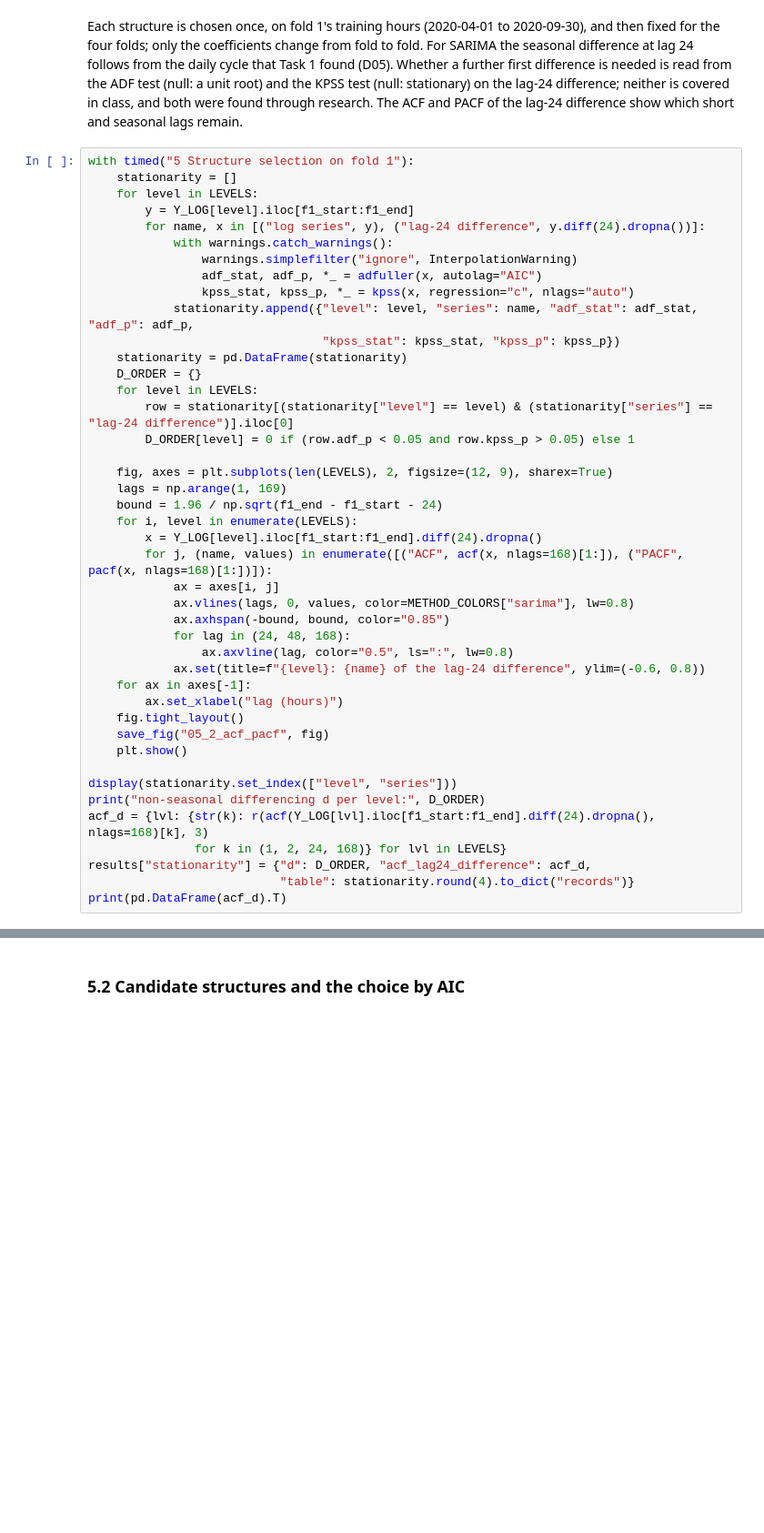
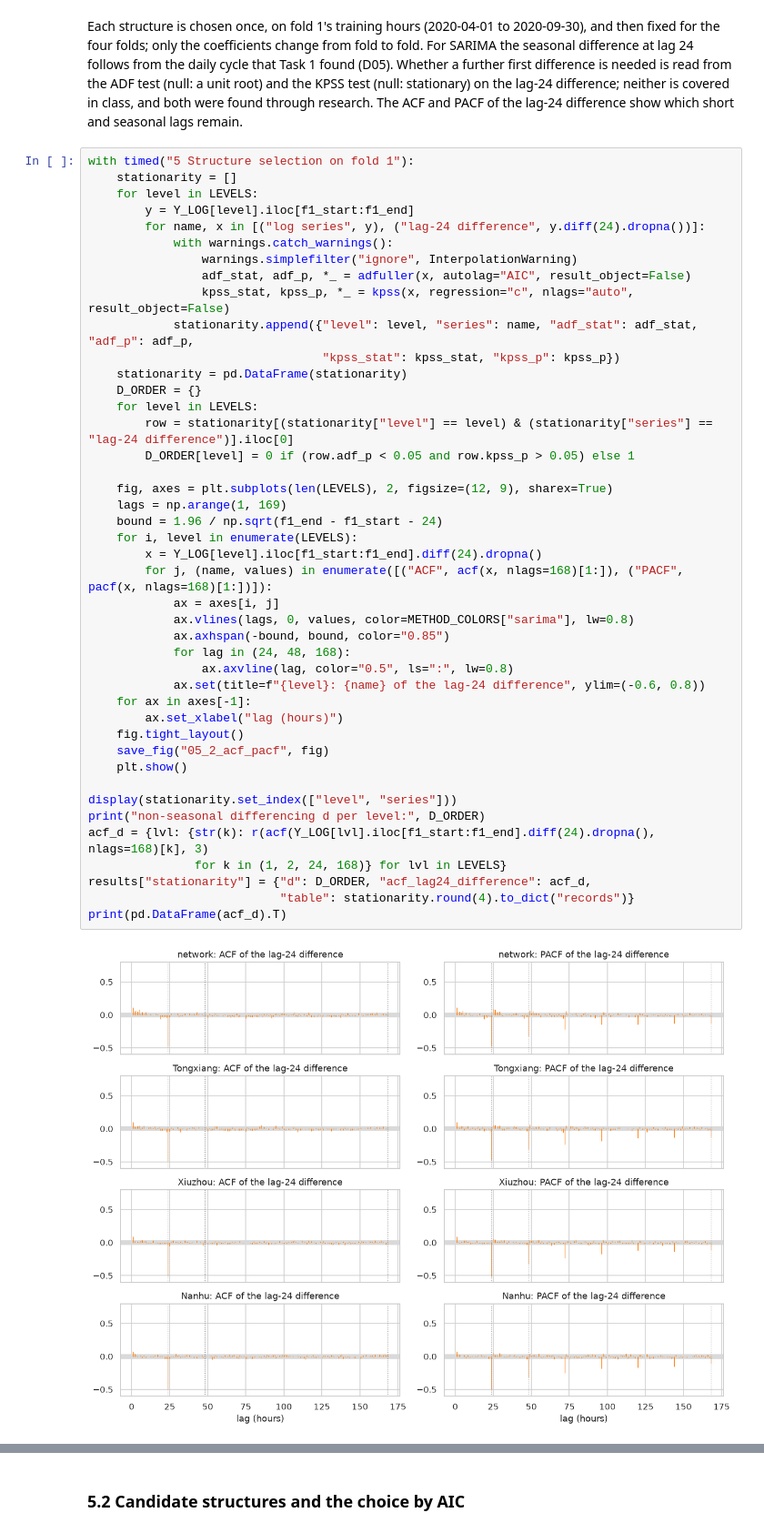
Before and after one commit to AmirMasnavi/MINDD, a Jupyter notebook: project2/Task2.ipynb, the cells around one changed output, grey strips where cells are left out. Shown at 91% size. Saved outputs shown, nothing was run; the diff lists cells and outputs as text; blank space fills up the shorter version.

```diff
--- a/project2/Task2.ipynb
+++ b/project2/Task2.ipynb
@@ -505,38 +543,40 @@ with timed("5 Structure selection on fold 1"):
         for name, x in [("log series", y), ("lag-24 difference", y.diff(24).dropna())]:
             with warnings.catch_warnings():
                 warnings.simplefilter("ignore", InterpolationWarning)
-                adf_stat, adf_p, *_ = adfuller(x, autolag="AIC")
-                kpss_stat, kpss_p, *_ = kpss(x, regression="c", nlags="auto")
+                adf_stat, adf_p, *_ = adfuller(x, autolag="AIC", result_object=False)
+                kpss_stat, kpss_p, *_ = kpss(x, regression="c", nlags="auto", result_object=False)
             stationarity.append({"level": level, "series": name, "adf_stat": adf_stat, "adf_p": adf_p,
                                  "kpss_stat": kpss_stat, "kpss_p": kpss_p})
     stationarity = pd.DataFrame(stationarity)
     D_ORDER = {}
     for level in LEVELS:
         row = stationarity[(stationarity["level"] == level) & (stationarity["series"] == "lag-24 difference")].iloc[0]
         D_ORDER[level] = 0 if (row.adf_p < 0.05 and row.kpss_p > 0.05) else 1
 
     fig, axes = plt.subplots(len(LEVELS), 2, figsize=(12, 9), sharex=True)
     lags = np.arange(1, 169)
     bound = 1.96 / np.sqrt(f1_end - f1_start - 24)
     for i, level in enumerate(LEVELS):
         x = Y_LOG[level].iloc[f1_start:f1_end].diff(24).dropna()
         for j, (name, values) in enumerate([("ACF", acf(x, nlags=168)[1:]), ("PACF", pacf(x, nlags=168)[1:])]):
             ax = axes[i, j]
             ax.vlines(lags, 0, values, color=METHOD_COLORS["sarima"], lw=0.8)
             ax.axhspan(-bound, bound, color="0.85")
             for lag in (24, 48, 168):
                 ax.axvline(lag, color="0.5", ls=":", lw=0.8)
             ax.set(title=f"{level}: {name} of the lag-24 difference", ylim=(-0.6, 0.8))
     for ax in axes[-1]:
         ax.set_xlabel("lag (hours)")
     fig.tight_layout()
     save_fig("05_2_acf_pacf", fig)
     plt.show()
 
 display(stationarity.set_index(["level", "series"]))
 print("non-seasonal differencing d per level:", D_ORDER)
 acf_d = {lvl: {str(k): r(acf(Y_LOG[lvl].iloc[f1_start:f1_end].diff(24).dropna(), nlags=168)[k], 3)
                for k in (1, 2, 24, 168)} for lvl in LEVELS}
 results["stationarity"] = {"d": D_ORDER, "acf_lag24_difference": acf_d,
                            "table": stationarity.round(4).to_dict("records")}
 print(pd.DataFrame(acf_d).T)
+# %% [output]
+[figure, added]
```
Also changed, not shown: parts of 30 cells of this notebook, 28 other files.
